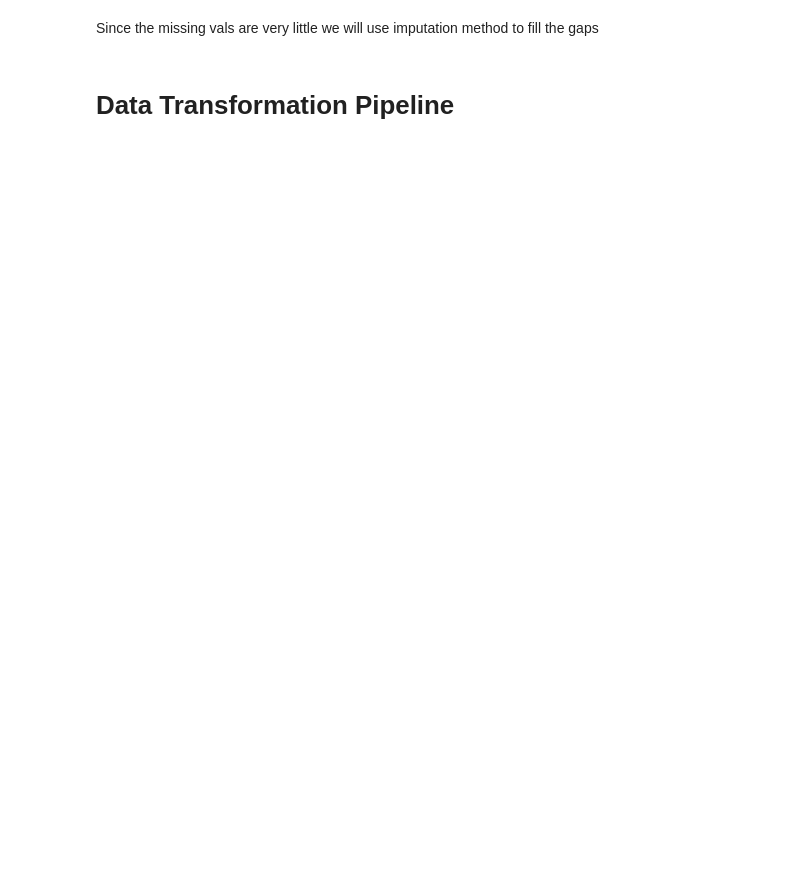
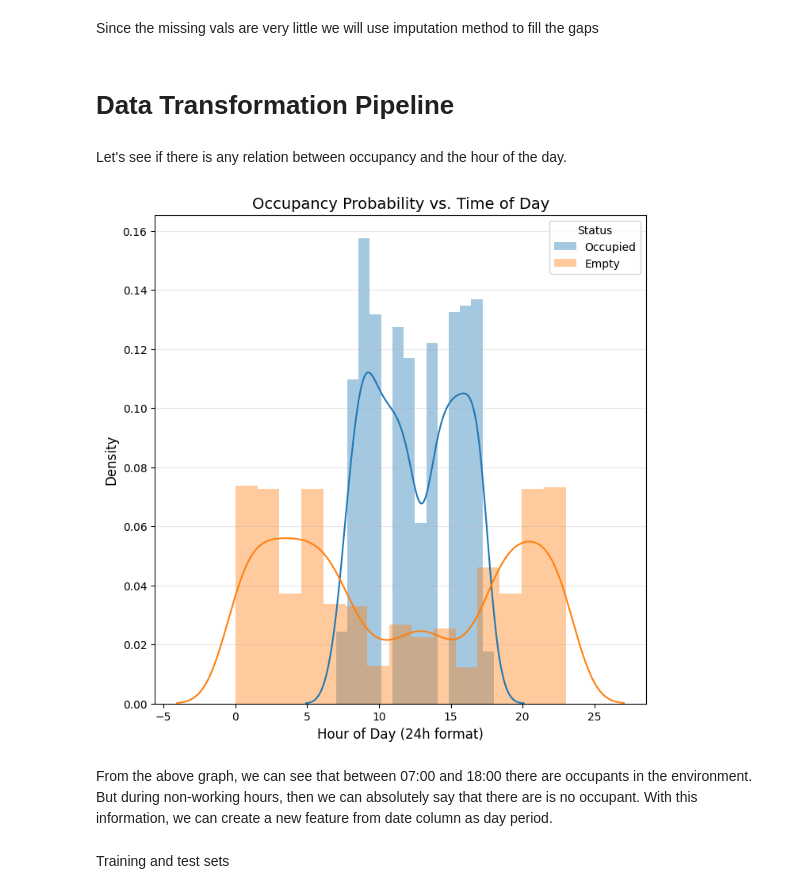
Before and after one commit to ruthAlt/Occupancy-Detection-ML, a Jupyter notebook: notebooks/MLproject.ipynb, the cells around one changed output. Saved outputs shown, nothing was run; the diff lists cells and outputs as text; code cells hidden in the pictures; blank space fills up the shorter version.

Commit message:
finish preprocessing and custom working hours transformer

```diff
--- a/notebooks/MLproject.ipynb
+++ b/notebooks/MLproject.ipynb
@@ -143,3 +169,27 @@ msno.matrix(X)
 Since the missing vals are very little we will use imputation method to fill the gaps
 # %% [markdown]
 # Data Transformation Pipeline
+# %% [markdown]
+Let's see if there is any relation between occupancy and the hour of the day.
+# %%
+hours_1 = []
+hours_0 = []
+for date in df[df['Occupancy'] == 1]['date']:
+    hours_1.append(date.hour)
+for date in df[df['Occupancy'] == 0]['date']:
+    hours_0.append(date.hour)
+# %%
+plt.figure(figsize=(8,8))
+ax = sns.distplot(hours_1, label='Occupied')
+ax = sns.distplot(hours_0, label='Empty')
+plt.title('Occupancy Probability vs. Time of Day', fontsize=14)
+plt.xlabel('Hour of Day (24h format)', fontsize=12)
+plt.ylabel('Density', fontsize=12)
+plt.legend(title='Status')
+plt.grid(axis='y', alpha=0.3)
+
+plt.show()
+# %% [output]
+[figure, added]
+# %% [markdown]
+From the above graph, we can see that between 07:00 and 18:00 there are occupants in the environment. But during non-working hours, then we can absolutely say that there are is no occupant. With this information, we can create a new feature from date column as day period.
@@ -145,0 +221,2 @@ Since the missing vals are very little we will use imputation method to fill the
+# %% [markdown]
+Training and test sets
```
Also changed, not shown: parts of 10 cells of this notebook.
